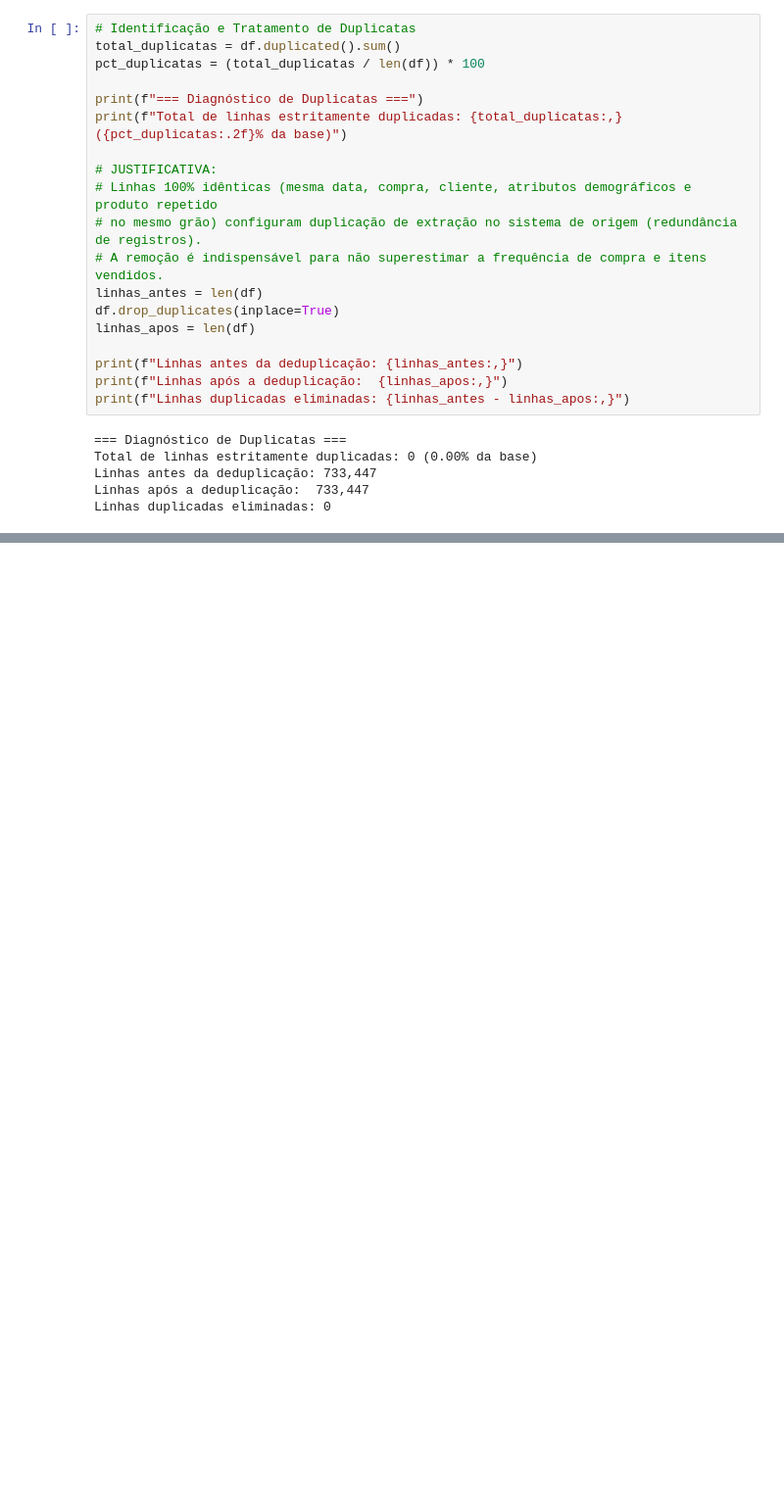
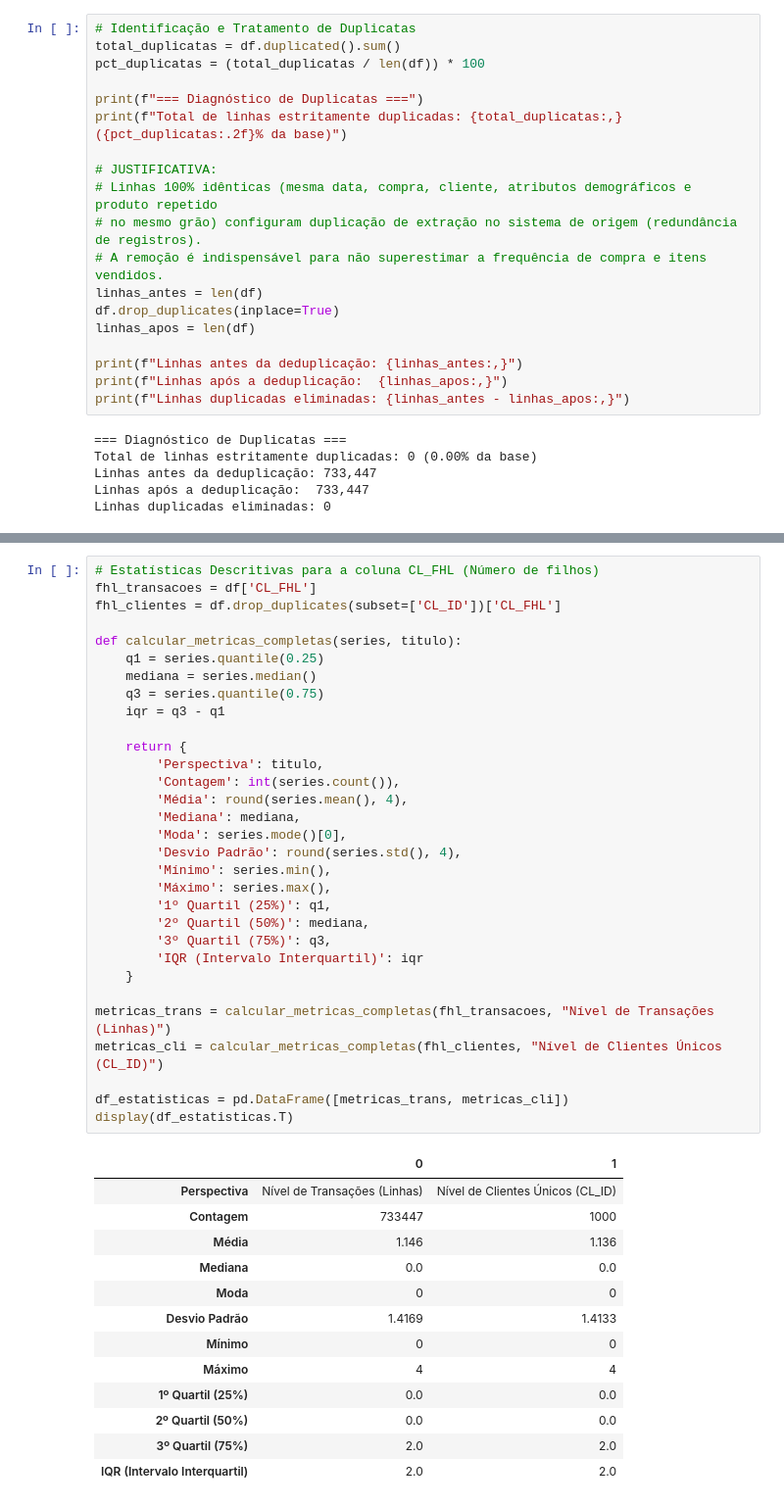
Before and after one commit to LucasBorbaDS/MiniProjeto_LucasRicardoBorba_Analise_De_Dados_T9, a Jupyter notebook: miniprojeto_analise.ipynb, the cells around one changed output, grey strips where cells are left out. Shown at 98% size. Cells and saved outputs as stored; diff of their text form; blank space fills up the shorter version.

Commit message:
adicionando estatisticas descriticas para as colunas dos filhos

```diff
--- a/miniprojeto_analise.ipynb
+++ b/miniprojeto_analise.ipynb
@@ -363,0 +378,45 @@ Linhas duplicadas eliminadas: 0
+# %%
+# Estatísticas Descritivas para a coluna CL_FHL (Número de filhos)
+fhl_transacoes = df['CL_FHL']
+fhl_clientes = df.drop_duplicates(subset=['CL_ID'])['CL_FHL']
+
+def calcular_metricas_completas(series, titulo):
+    q1 = series.quantile(0.25)
+    mediana = series.median()
+    q3 = series.quantile(0.75)
+    iqr = q3 - q1
+
+    return {
+        'Perspectiva': titulo,
+        'Contagem': int(series.count()),
+        'Média': round(series.mean(), 4),
+        'Mediana': mediana,
+        'Moda': series.mode()[0],
+        'Desvio Padrão': round(series.std(), 4),
+        'Mínimo': series.min(),
+        'Máximo': series.max(),
+        '1º Quartil (25%)': q1,
+        '2º Quartil (50%)': mediana,
+        '3º Quartil (75%)': q3,
+        'IQR (Intervalo Interquartil)': iqr
+    }
+
+metricas_trans = calcular_metricas_completas(fhl_transacoes, "Nível de Transações (Linhas)")
+metricas_cli = calcular_metricas_completas(fhl_clientes, "Nível de Clientes Únicos (CL_ID)")
+
+df_estatisticas = pd.DataFrame([metricas_trans, metricas_cli])
+display(df_estatisticas.T)
+# %% [output]
+|  | 0 | 1 |
+| Perspectiva | Nível de Transações (Linhas) | Nível de Clientes Únicos (CL_ID) |
+| Contagem | 733447 | 1000 |
+| Média | 1.146 | 1.136 |
+| Mediana | 0.0 | 0.0 |
+| Moda | 0 | 0 |
+| Desvio Padrão | 1.4169 | 1.4133 |
+| Mínimo | 0 | 0 |
+| Máximo | 4 | 4 |
+| 1º Quartil (25%) | 0.0 | 0.0 |
+| 2º Quartil (50%) | 0.0 | 0.0 |
+| 3º Quartil (75%) | 2.0 | 2.0 |
+| IQR (Intervalo Interquartil) | 2.0 | 2.0 |
```
Also changed, not shown: parts of 1 cell of this notebook.
